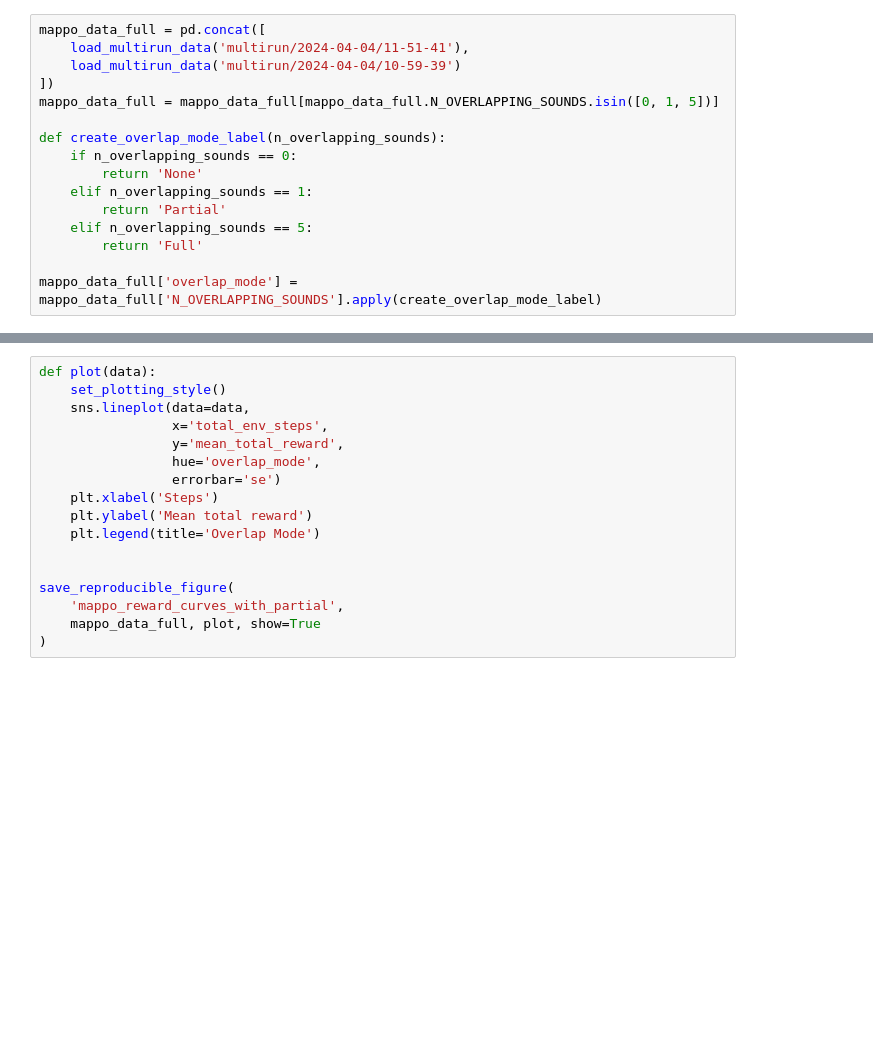
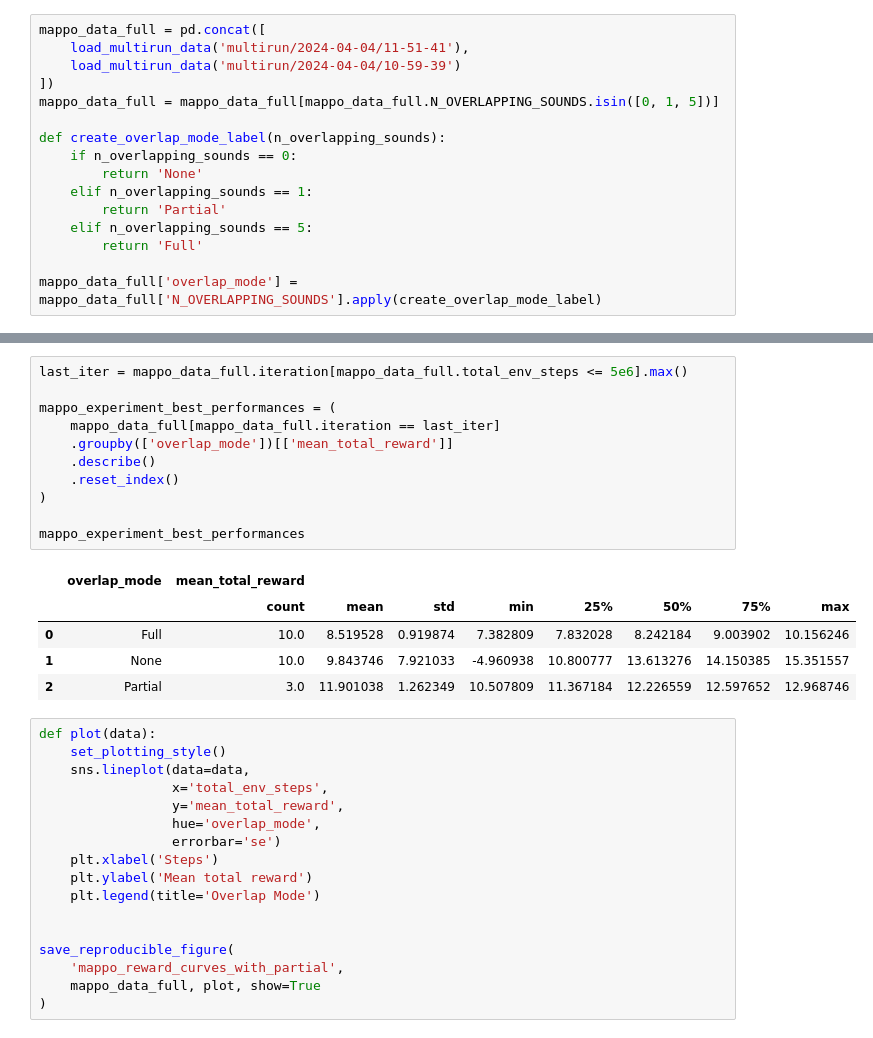
Before and after one commit to DylanCope/evo-comm, a Jupyter notebook: notebooks/Plots.ipynb, the cells around one changed output, grey strips where cells are left out. Cells and saved outputs as stored; diff of their text form; blank space fills up the shorter version.

```diff
--- a/notebooks/Plots.ipynb
+++ b/notebooks/Plots.ipynb
@@ -334,3 +332,20 @@ mappo_data_full['overlap_mode'] = mappo_data_full['N_OVERLAPPING_SOUNDS'].apply(
+# %%
+last_iter = mappo_data_full.iteration[mappo_data_full.total_env_steps <= 5e6].max()
+
+mappo_experiment_best_performances = (
+    mappo_data_full[mappo_data_full.iteration == last_iter]
+    .groupby(['overlap_mode'])[['mean_total_reward']]
+    .describe()
+    .reset_index()
+)
+
+mappo_experiment_best_performances
+# %% [output]
+|  | overlap_mode | mean_total_reward |  |  |  |  |  |  |  |
+|  |  | count | mean | std | min | 25% | 50% | 75% | max |
+| 0 | Full | 10.0 | 8.519528 | 0.919874 | 7.382809 | 7.832028 | 8.242184 | 9.003902 | 10.156246 |
+| 1 | None | 10.0 | 9.843746 | 7.921033 | -4.960938 | 10.800777 | 13.613276 | 14.150385 | 15.351557 |
+| 2 | Partial | 3.0 | 11.901038 | 1.262349 | 10.507809 | 11.367184 | 12.226559 | 12.597652 | 12.968746 |
 # %%
 def plot(data):
     set_plotting_style()
```
Also changed, not shown: parts of 2 cells of this notebook, 2 other files.
